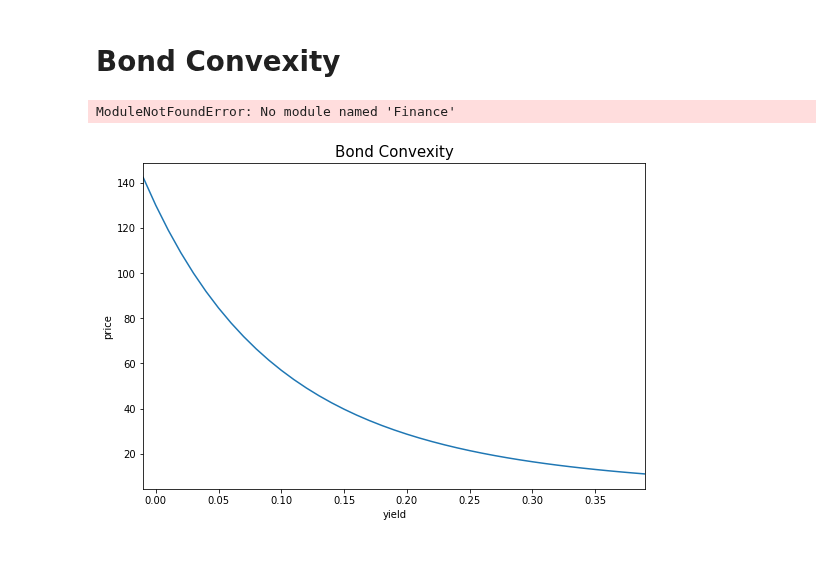
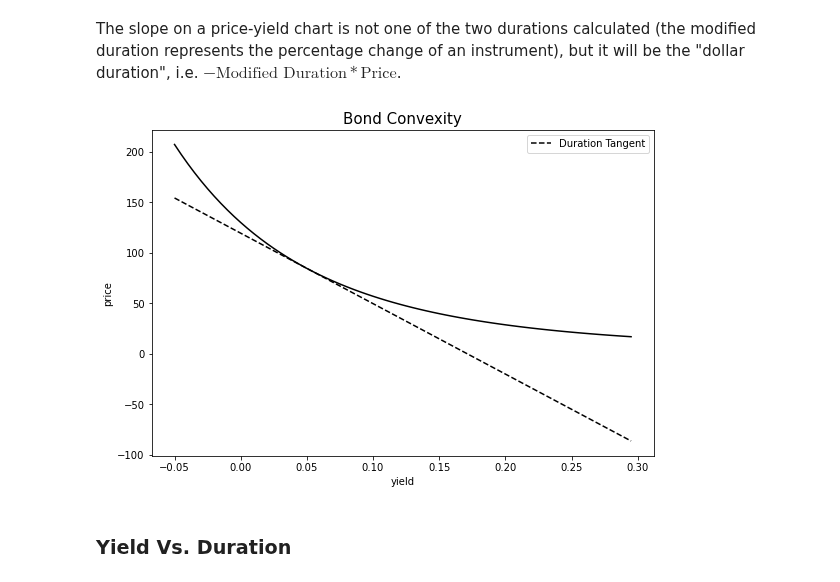
Before and after one commit to lucaberlanda/Magazzino, a Jupyter notebook: Notes/Finance/bond_convexity.ipynb, the cells around one changed output. Saved outputs shown, nothing was run; the diff lists cells and outputs as text; code cells hidden in the pictures; blank space fills up the shorter version.

Commit message:
Bond Notebook and class

```diff
--- a/Notes/Finance/bond_convexity.ipynb
+++ b/Notes/Finance/bond_convexity.ipynb
@@ -1,33 +37,49 @@
+# %%
+price_yield = {}
+macaulay_duration_dict = {}
+modified_duration_dict = {}
+
+for ytm in yield_list:
+    bond = Bond(face_value=100,
+                coupon=0.03,
+                years=10,
+                price=None,
+                ytm=ytm)
+
+
+    price_yield[ytm] = bond.get_metrics()
+    mac_dur, mod_dur = bond.get_duration()
+    macaulay_duration_dict[ytm] = mac_dur
+    modified_duration_dict[ytm] = mod_dur
+# %% [markdown]
+The slope on a price-yield chart is not one of the two durations calculated (the modified duration represents the percentage change of an instrument), but it will be the "dollar duration", i.e. $-\text{Modified Duration} * \text{Price}$.
+# %%
+# todo dropdown menu
+chosen_ytm = 0.05
+# %%
+slope =  -modified_duration_dict[chosen_ytm] * price_yield[chosen_ytm]
+constant = price_yield[chosen_ytm] - slope * chosen_ytm
+tangent_dict = {}
+for ytm in yield_list:
+    rnd_ytm = round(ytm, 4)
+    tangent_dict[rnd_ytm] = constant + slope * rnd_ytm
+
+dur_tangent = pd.Series(tangent_dict)
+dur_tangent.name = 'Duration Tangent'
+# %%
+import pandas as pd
+import matplotlib.pyplot as plt
+
+fig = plt.figure(1, figsize=(9, 6))
+ax = fig.add_subplot(111)
+p_y = pd.Series(price_yield)
+dur_tangent.plot(legend=True, linestyle='dashed', color='black')
+p_y.plot(ax=ax, color='black')
+ax.set_xlabel("yield")
+ax.set_ylabel("price")
+ax.set_title('Bond Convexity', fontsize=15)
+plt.show()
+# %% [output]
+[figure, added]
 # %% [markdown]
-# <span style='font-family:Inter'> Bond Convexity
+### <span style='font-family:Inter'> Yield Vs. Duration </span>
-# %%
-import numpy as np
-from Finance.Bond.bond_calculator import Bond
-
-yield_list = list(np.arange(-0.01, 0.4, 0.01))
-
-price_yield = {}
-for ytm in yield_list:
-    bond = Bond(face_value=100,
-                coupon=0.03,
-                years=10,
-                price=None,
-                ytm=ytm)
-
-    price_yield[ytm] = bond.get_metrics()
-# %% [output]
-ModuleNotFoundError: No module named 'Finance'
-# %%
-import pandas as pd
-import matplotlib.pyplot as plt
-
-fig = plt.figure(1, figsize=(9, 6))
-ax = fig.add_subplot(111)
-p_y = pd.Series(price_yield)
-p_y.plot(ax=ax)
-ax.set_xlabel("yield")
-ax.set_ylabel("price")
-ax.set_title('Bond Convexity', fontsize=15)
-plt.show()
-# %% [output]
-[figure, removed]
```
Also changed, not shown: parts of 11 cells of this notebook, 2 other files.
